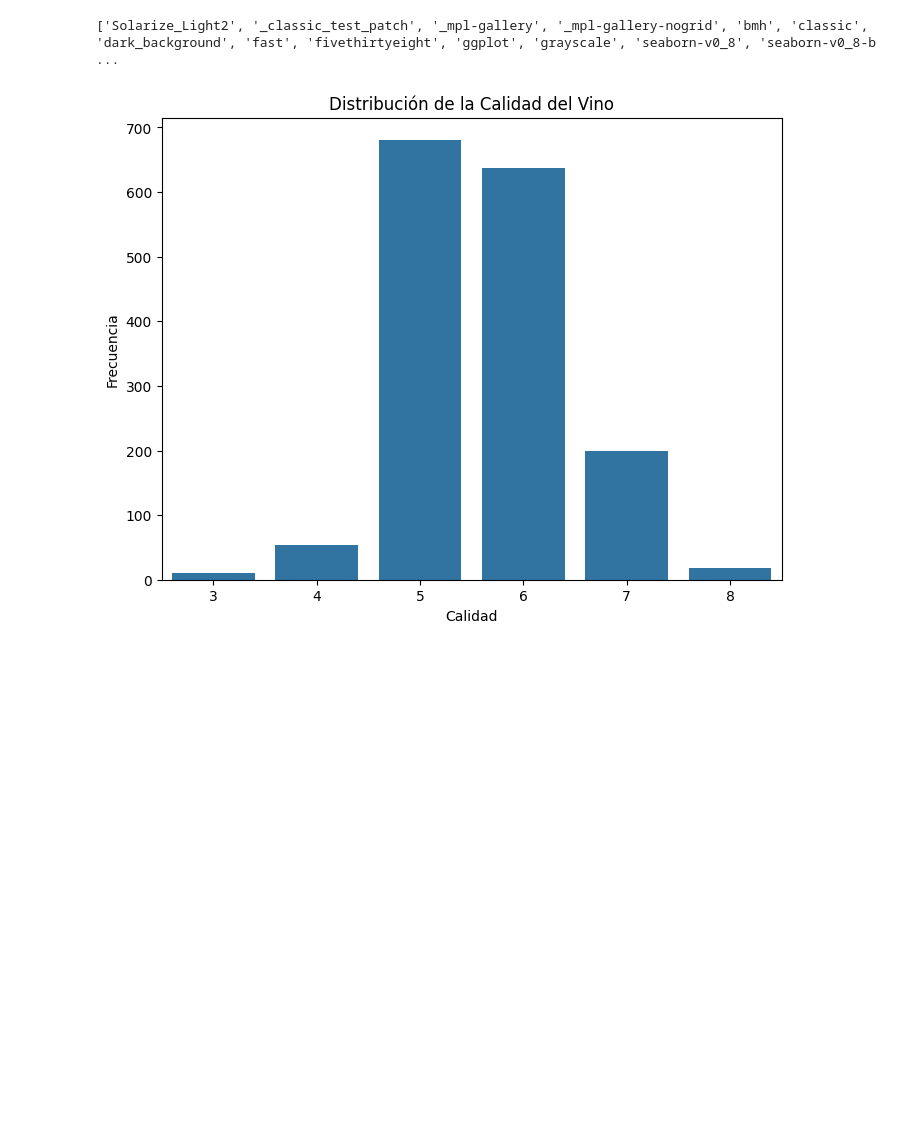
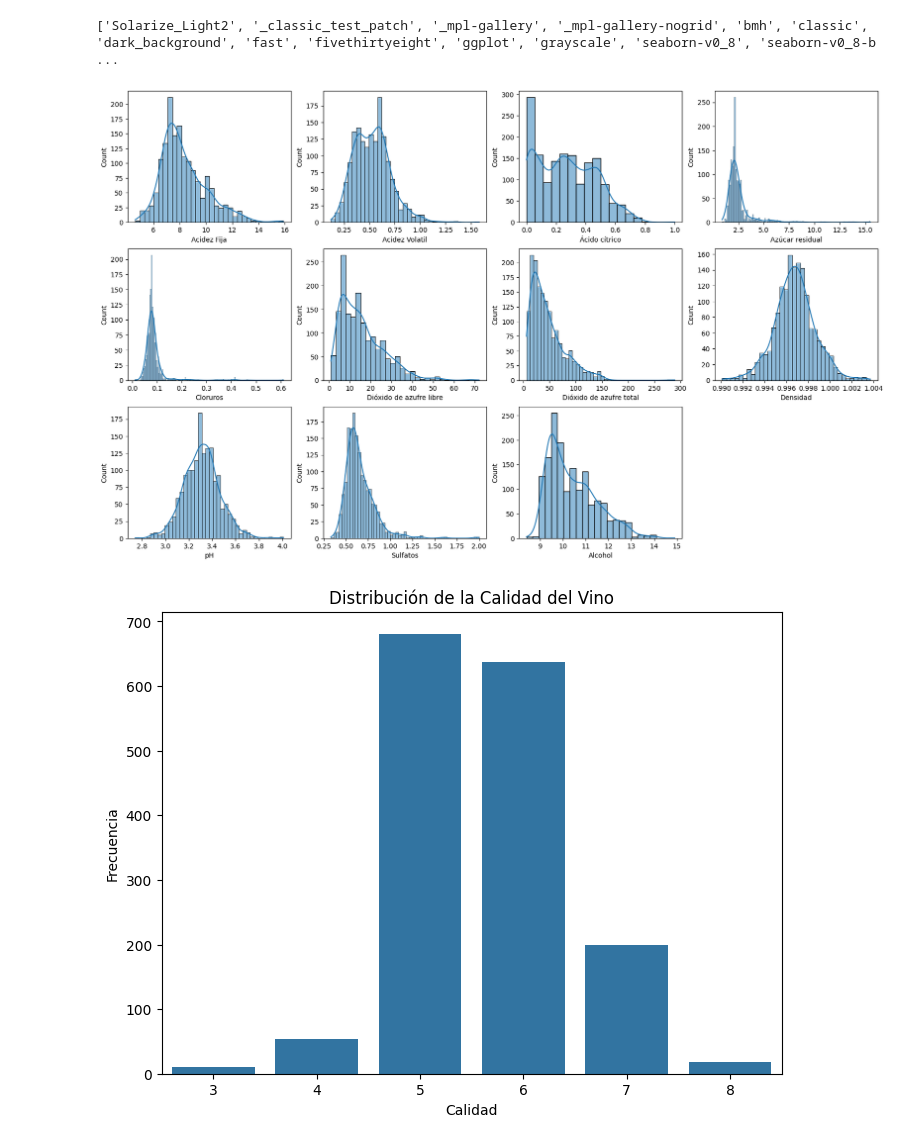
Before and after one commit to tdiego74/Clase_Data_Science_II_PBLC, a Jupyter notebook: Proyecto_DS_II_Preentrega_I_Tocci.ipynb, the cells around one changed output. Saved outputs shown, nothing was run; the diff lists cells and outputs as text; code cells hidden in the pictures; blank space fills up the shorter version.

```diff
--- a/Proyecto_DS_II_Preentrega_I_Tocci.ipynb
+++ b/Proyecto_DS_II_Preentrega_I_Tocci.ipynb
@@ -233,6 +233,25 @@ print(plt.style.available)
 # %%
 plt.rcdefaults()
 mpl.style.use('seaborn-v0_8-notebook')
+# %%
+#Histograma o Distibucion de los datos del dataset
+
+fig = plt.figure(figsize=(20,12))
+
+cols = ['Acidez Fija', 'Acidez Volatil', 'Ácido cítrico', 'Azúcar residual', 'Cloruros',
+        'Dióxido de azufre libre', 'Dióxido de azufre total', 'Densidad', 'pH',
+        'Sulfatos', 'Alcohol']
+
+count = 1
+
+for col in cols:
+    fig.add_subplot(3, 4, count)
+    sns.histplot(df[col], kde=True)  # Cambiado a histplot, con opción kde para la curva de densidad
+    count += 1
+
+plt.show()
+# %% [output]
+[figure, added]
 # %%
 # Conteo de los valores de Calidad del Vino
 
```
Also changed, not shown: parts of 10 cells of this notebook.
